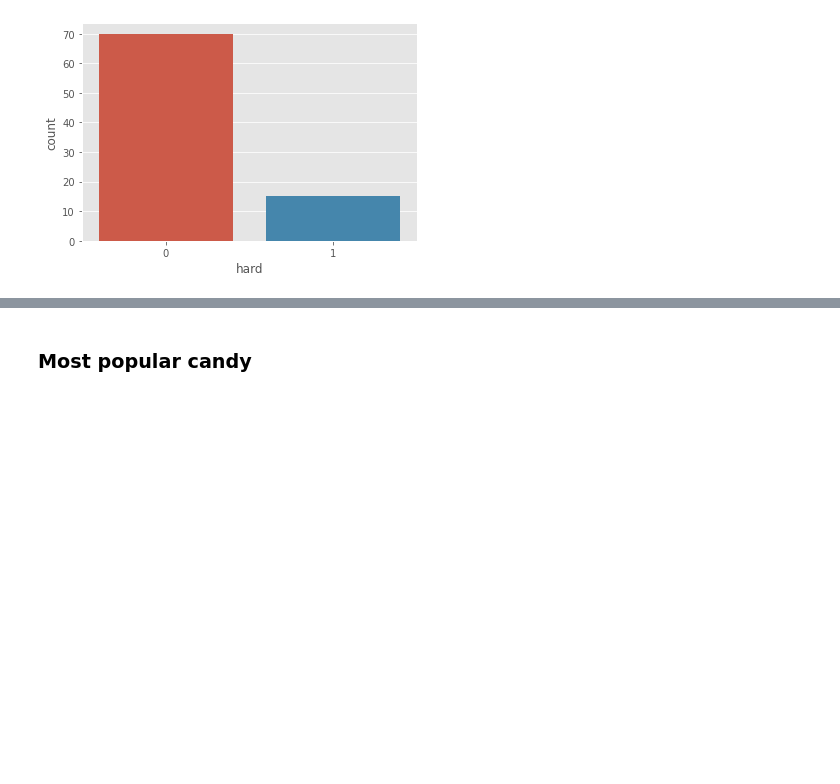
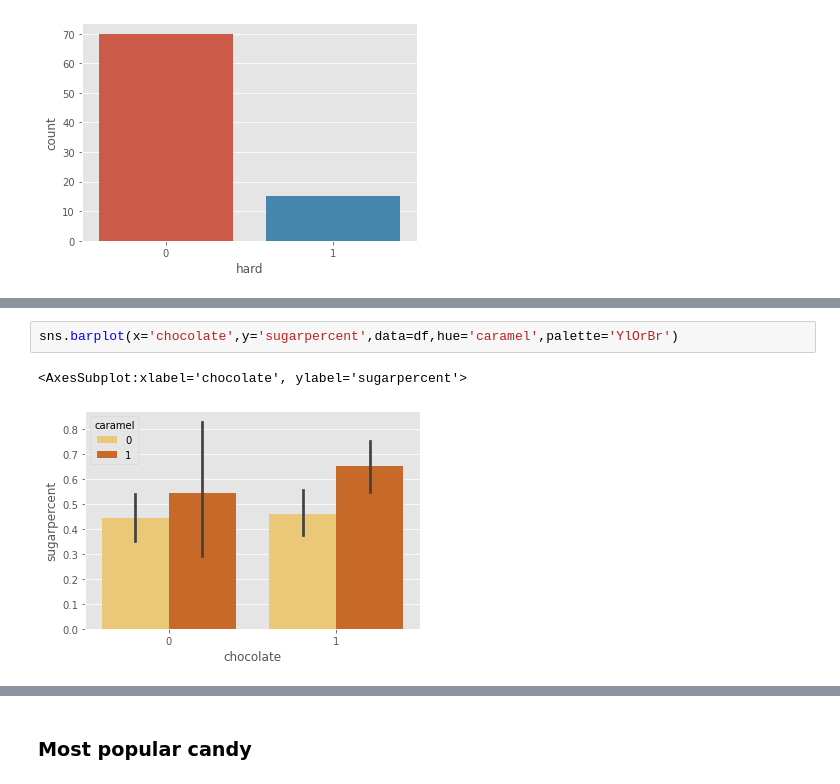
Before and after one commit to smeteo/Candy-Power-Ranking, a Jupyter notebook: Candy_Power_Ranking.ipynb, the cells around one changed output, grey strips where cells are left out. Cells and saved outputs as stored; diff of their text form; blank space fills up the shorter version.

```diff
--- a/Candy_Power_Ranking.ipynb
+++ b/Candy_Power_Ranking.ipynb
@@ -135,0 +141,5 @@ sns.countplot(x=df.hard)
+# %%
+sns.barplot(x='chocolate',y='sugarpercent',data=df,hue='caramel',palette='YlOrBr')
+# %% [output]
+<AxesSubplot:xlabel='chocolate', ylabel='sugarpercent'>
+[figure, added]
```
Also changed, not shown: parts of 14 cells of this notebook.
